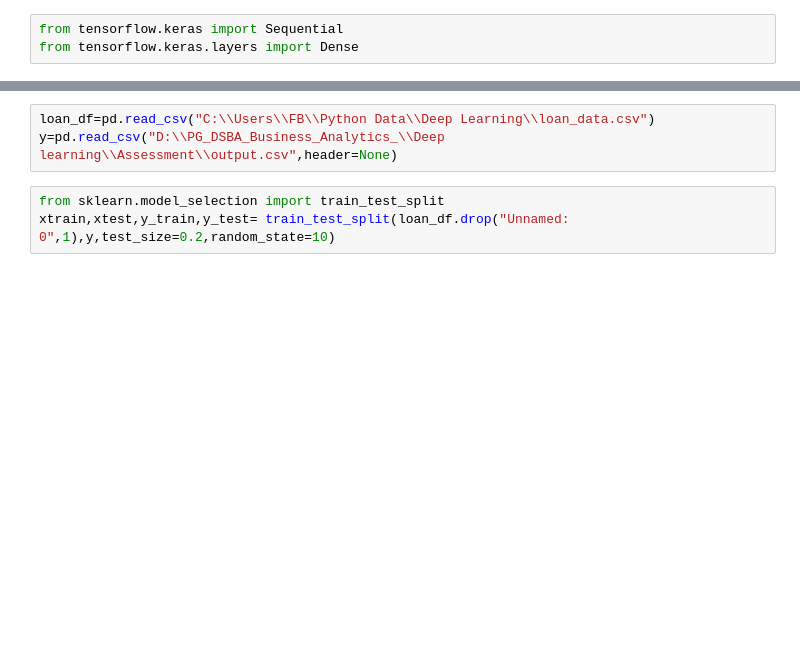
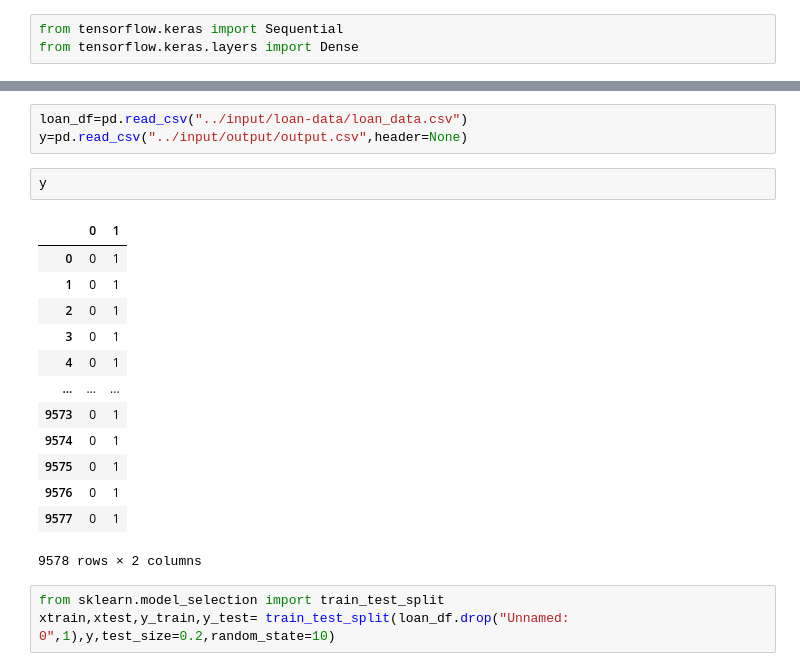
Before and after one commit to Faisalnb/Data-Science-Profile, a Jupyter notebook: Deep Learning/Model building using ANN.ipynb, the cells around one changed output, grey strips where cells are left out. Saved outputs shown, nothing was run; the diff lists cells and outputs as text; blank space fills up the shorter version.

```diff
--- a/Deep Learning/Model building using ANN.ipynb
+++ b/Deep Learning/Model building using ANN.ipynb
@@ -26,6 +26,22 @@ pd.read_csv("C:\\Users\\FB\\Python Data\\Deep Learning\\loan_data.csv")
 # %%
-loan_df=pd.read_csv("C:\\Users\\FB\\Python Data\\Deep Learning\\loan_data.csv")
-y=pd.read_csv("D:\\PG_DSBA_Business_Analytics_\\Deep learning\\Assessment\\output.csv",header=None)
+loan_df=pd.read_csv("../input/loan-data/loan_data.csv")
+y=pd.read_csv("../input/output/output.csv",header=None)
+# %%
+y
+# %% [output]
+|  | 0 | 1 |
+| 0 | 0 | 1 |
+| 1 | 0 | 1 |
+| 2 | 0 | 1 |
+| 3 | 0 | 1 |
+| 4 | 0 | 1 |
+| ... | ... | ... |
+| 9573 | 0 | 1 |
+| 9574 | 0 | 1 |
+| 9575 | 0 | 1 |
+| 9576 | 0 | 1 |
+| 9577 | 0 | 1 |
+9578 rows × 2 columns
 # %%
 from sklearn.model_selection import train_test_split
 xtrain,xtest,y_train,y_test= train_test_split(loan_df.drop("Unnamed: 0",1),y,test_size=0.2,random_state=10)
```
Also changed, not shown: parts of 10 cells of this notebook.
